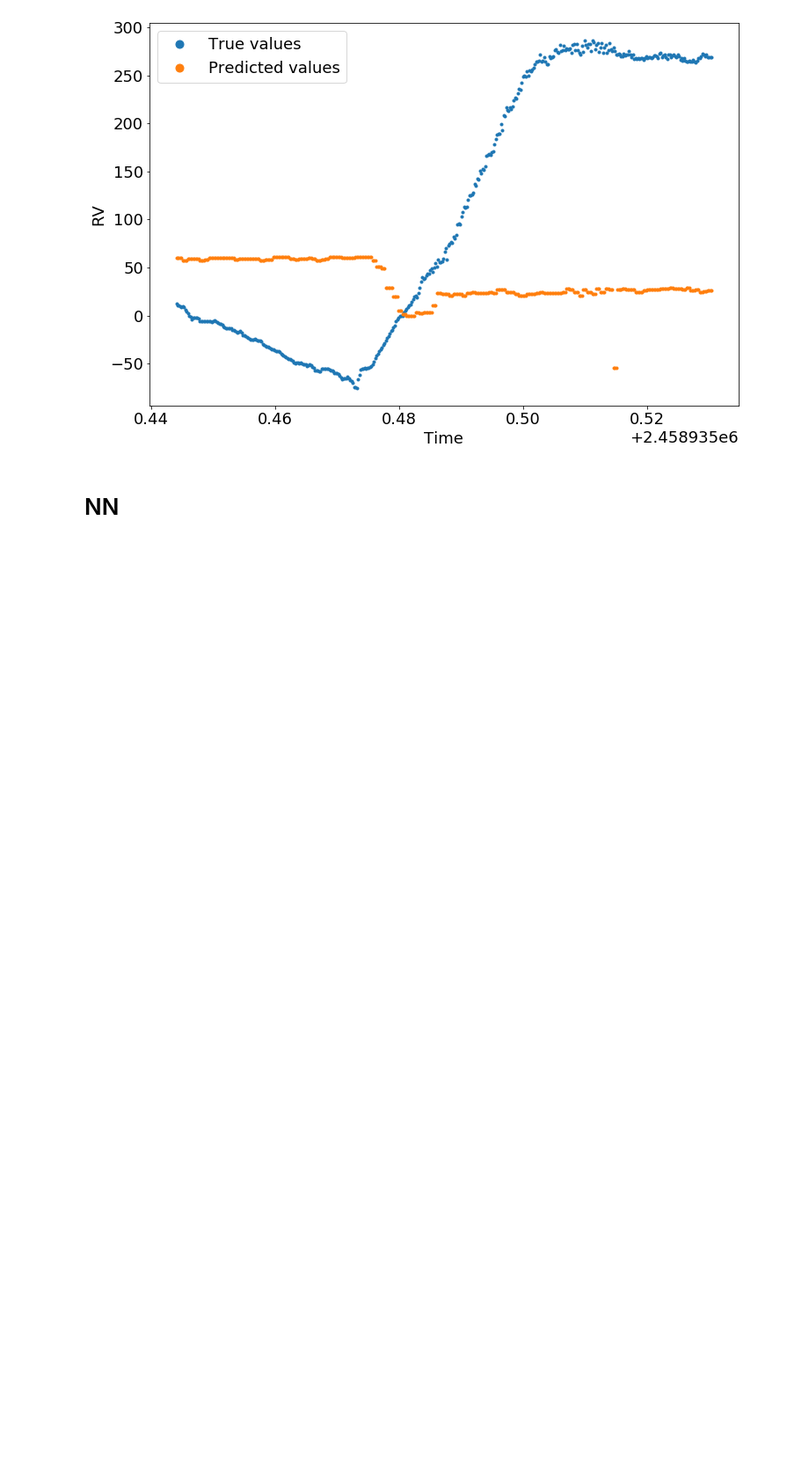
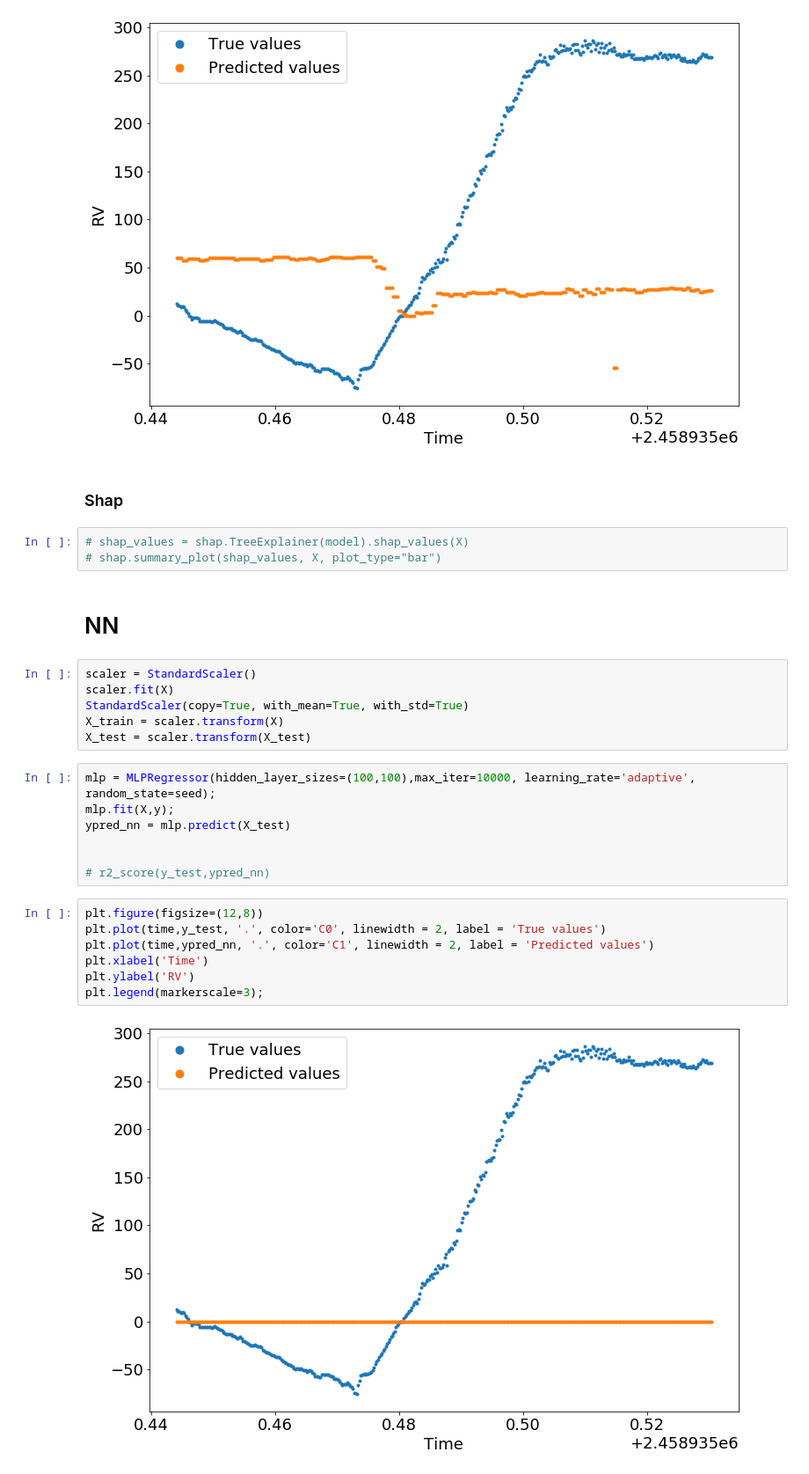
Before and after one commit to svejlgaard/finalproject, a Jupyter notebook: Regression.ipynb, the cells around one changed output. Shown at 88% size. Saved outputs shown, nothing was run; the diff lists cells and outputs as text; blank space fills up the shorter version.

```diff
--- a/Regression.ipynb
+++ b/Regression.ipynb
@@ -120,5 +120,32 @@ plt.ylabel('RV')
 plt.legend(markerscale=3);
 # %% [output]
 [figure]
+# %% [markdown]
+### Shap
+# %%
+# shap_values = shap.TreeExplainer(model).shap_values(X)
+# shap.summary_plot(shap_values, X, plot_type="bar")
 # %% [markdown]
 # NN
+# %%
+scaler = StandardScaler()
+scaler.fit(X)
+StandardScaler(copy=True, with_mean=True, with_std=True)
+X_train = scaler.transform(X)
+X_test = scaler.transform(X_test)
+# %%
+mlp = MLPRegressor(hidden_layer_sizes=(100,100),max_iter=10000, learning_rate='adaptive', random_state=seed);
+mlp.fit(X,y);
+ypred_nn = mlp.predict(X_test)
+
+
+# r2_score(y_test,ypred_nn)
+# %%
+plt.figure(figsize=(12,8))
+plt.plot(time,y_test, '.', color='C0', linewidth = 2, label = 'True values')
+plt.plot(time,ypred_nn, '.', color='C1', linewidth = 2, label = 'Predicted values')
+plt.xlabel('Time')
+plt.ylabel('RV')
+plt.legend(markerscale=3);
+# %% [output]
+[figure, added]
```
Also changed, not shown: parts of 3 cells of this notebook.
